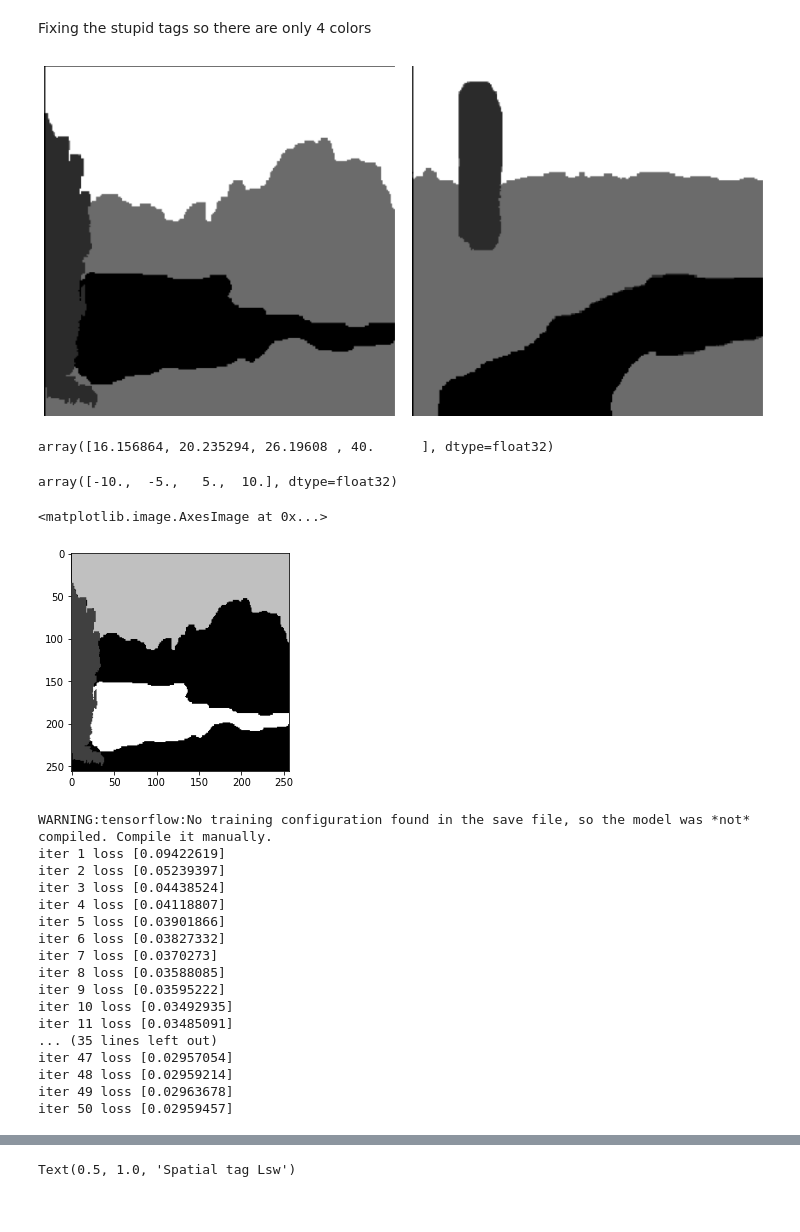
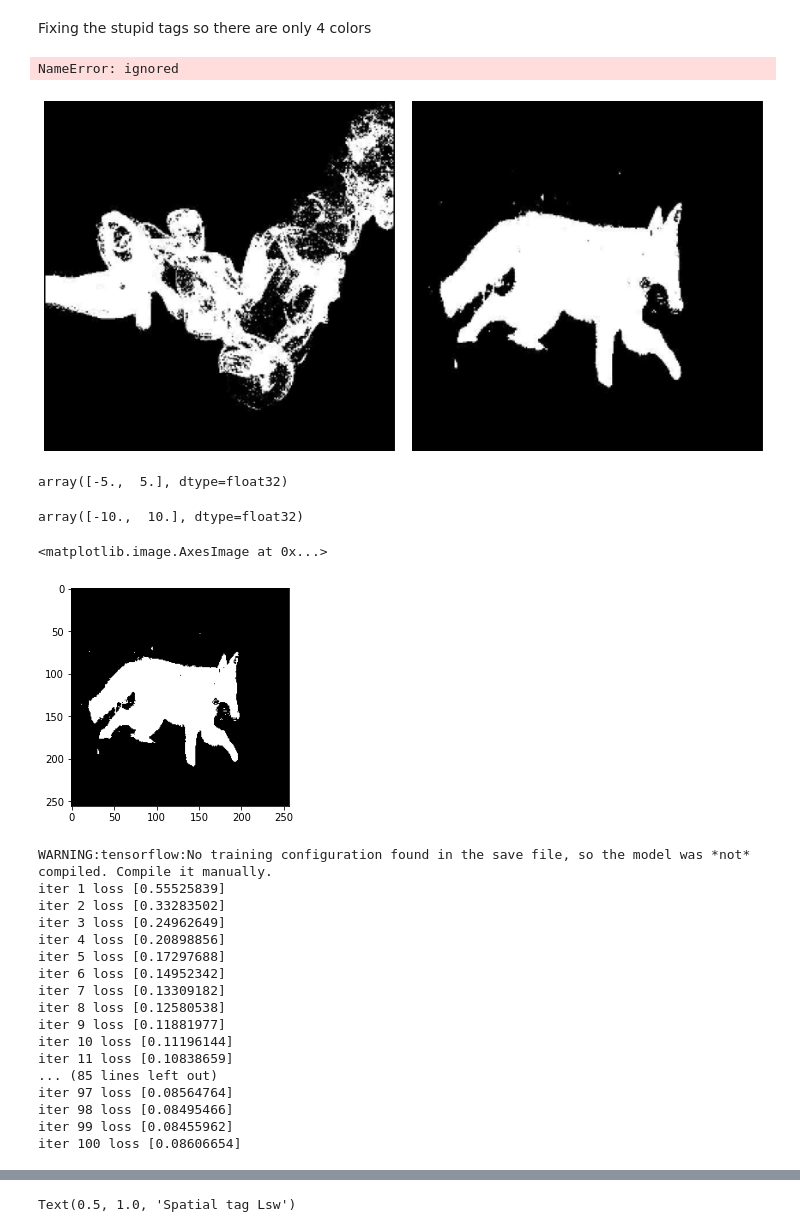
Before and after one commit to kyle-gao/A-Sliced-Wasserstein-Loss-for-Neural-Texture-Synthesis, a Jupyter notebook: SWL_TextureSynthesis_New_tag.ipynb, the cells around one changed output, grey strips where cells are left out. Drawn from its saved outputs; the diff is of its cells as text; code cells hidden in the pictures.

```diff
--- a/SWL_TextureSynthesis_New_tag.ipynb
+++ b/SWL_TextureSynthesis_New_tag.ipynb
@@ -575,3 +662,9 @@ ax2.imshow(tag1np[0,:,:,0])
+# %%
+#wolf pic
+texture1np = decode_image_spatial_tag("./Imageb_1.png",size=256,method='bilinear').numpy()
+tag1np = decode_image_spatial_tag("./Tagb_1.png",size=256,channels=1,method='nearest').numpy()*255
+texture2np = decode_image_spatial_tag("./Imageb_2.png",size=256,method='bilinear').numpy()
+tag2np = decode_image_spatial_tag("./Tagb_2.png",size=256,channels=1,method='nearest').numpy()*255
 # %% [markdown]
 Fixing the stupid tags so there are only 4 colors
 # %%
@@ -585,6 +678,8 @@ for idx,_ in np.ndenumerate(tag1np):
   closest_color2 = keep_colors2[np.abs(np.array(keep_colors2) - pixel2).argmin()]
   tag1np[idx] = closest_color1
   tag2np[idx] = closest_color2
+# %% [output]
+NameError: ignored
 # %%
 fig ,(ax1,ax2) = plt.subplots(1, 2,figsize=(15,15))
 ax1.imshow(tag1np[0,:,:,0],cmap="gray")
@@ -593,17 +688,17 @@ ax1.axis('off')
 ax2.axis('off')
 plt.subplots_adjust(wspace=0.05, hspace=0)
 # %% [output]
-[figure, old version]
+[figure, new version]
 # %%
-tag1np=tag1np
-tag2np=tag2np
+tag1np=np.round(tag1np)-5
+tag2np=np.round(tag2np)-5
 # %%
 tag1 = tf.image.convert_image_dtype(tag1np, tf.float32)
 tag2 = tf.image.convert_image_dtype(tag2np, tf.float32)
 texture1 = tf.image.convert_image_dtype(texture1np, tf.float32)
-np.unique(tag1)
+np.unique(tag2np)
 # %% [output]
-array([16.156864, 20.235294, 26.19608 , 40.      ], dtype=float32)
+array([-5.,  5.], dtype=float32)
 # %%
 tag1np[tag1np==16.156864/40] = 20/2
 tag2np[tag2np==16.156864/40] = 20/2
@@ -616,14 +711,14 @@ tag2np[tag2np==26.19608/40] = -20/2
 tag1np[tag1np==40/40] = 10/2
 tag2np[tag2np==40/40] = 10/2
 # %%
-np.unique(tag1np)
+np.unique(tag2np)
 # %% [output]
-array([-10.,  -5.,   5.,  10.], dtype=float32)
+array([-10.,  10.], dtype=float32)
 # %%
-plt.imshow(tag1np[0,:,:,0],cmap='gray')
+plt.imshow(tag2np[0,:,:,0],cmap='gray')
 # %% [output]
 <matplotlib.image.AxesImage at 0x...>
-[figure, old version]
+[figure, new version]
 # %%
 
 class Slicing_with_tag(tf.keras.layers.Layer):
@@ -743,25 +838,25 @@ def fit_slice_spatialtag(nb_iter, texture, texture_tag, image_tag, extractor):
     return image,losses_slice
 # %%
 extractor_tag = ExtractorVggModelSpatialTags(layers,tag_layers)
-image, loss_slices = fit_slice_spatialtag(50, texture1, tag1np, tag2np, extractor_tag)
+image, loss_slices = fit_slice_spatialtag(100, texture1, tag1np, tag2np, extractor_tag)
 # %% [output]
 WARNING:tensorflow:No training configuration found in the save file, so the model was *not* compiled. Compile it manually.
-iter 1 loss [0.09422619]
-iter 2 loss [0.05239397]
-iter 3 loss [0.04438524]
-iter 4 loss [0.04118807]
-iter 5 loss [0.03901866]
-iter 6 loss [0.03827332]
-iter 7 loss [0.0370273]
-iter 8 loss [0.03588085]
-iter 9 loss [0.03595222]
-iter 10 loss [0.03492935]
-iter 11 loss [0.03485091]
-... (35 lines left out)
-iter 47 loss [0.02957054]
-iter 48 loss [0.02959214]
-iter 49 loss [0.02963678]
-iter 50 loss [0.02959457]
+iter 1 loss [0.55525839]
+iter 2 loss [0.33283502]
+iter 3 loss [0.24962649]
+iter 4 loss [0.20898856]
+iter 5 loss [0.17297688]
+iter 6 loss [0.14952342]
+iter 7 loss [0.13309182]
+iter 8 loss [0.12580538]
+iter 9 loss [0.11881977]
+iter 10 loss [0.11196144]
+iter 11 loss [0.10838659]
+... (85 lines left out)
+iter 97 loss [0.08564764]
+iter 98 loss [0.08495466]
+iter 99 loss [0.08455962]
+iter 100 loss [0.08606654]
 # %%
 fig ,axes = plt.subplots(2, 2,figsize=(15,15))
 axes[0,0].imshow(texture1np[0,:,:,:])
```
Also changed, not shown: parts of 11 cells of this notebook.
